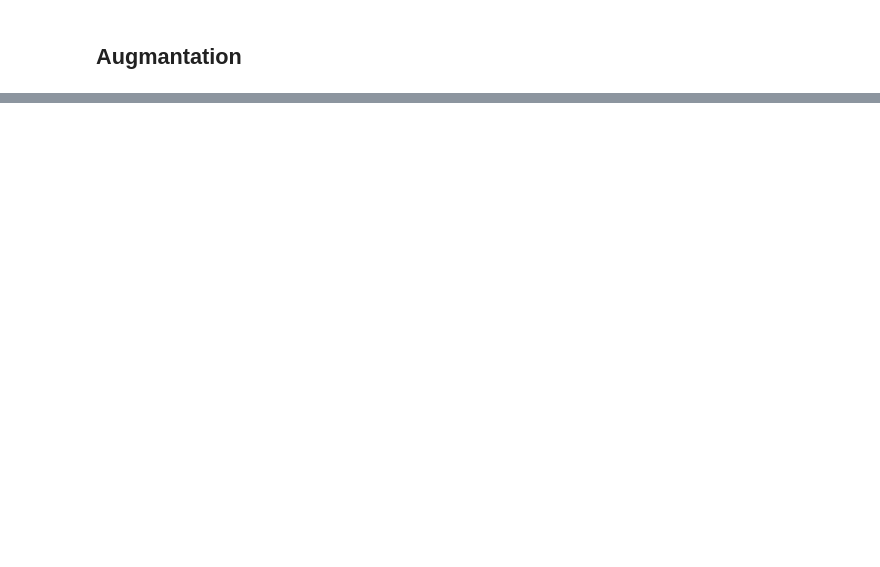
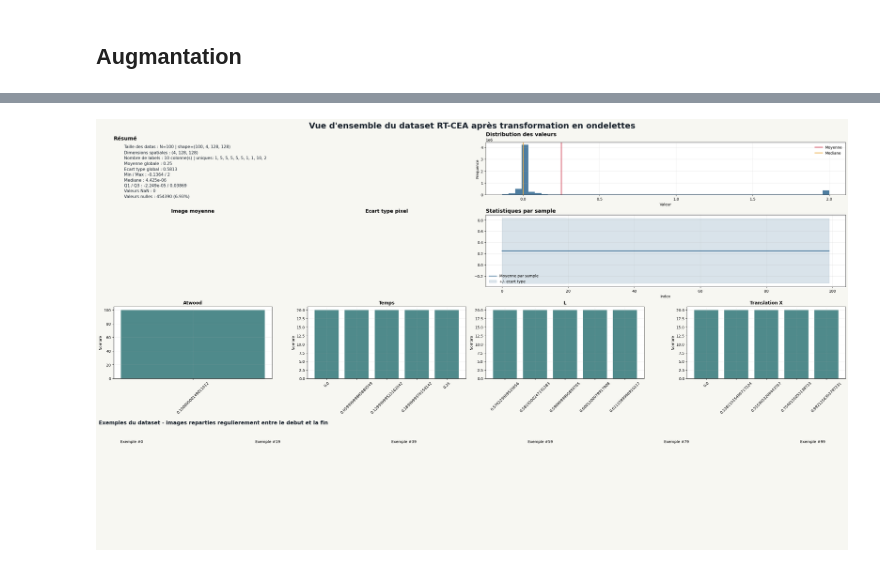
Before and after one commit to Samuel-Chapuis/Rayleigh-Taylor-Generative-Surrogate, a Jupyter notebook: analyse_outils/Augmentation.ipynb, the cells around one changed output, grey strips where cells are left out. Saved outputs shown, nothing was run; the diff lists cells and outputs as text; code cells hidden in the pictures; blank space fills up the shorter version.

```diff
--- a/analyse_outils/Augmentation.ipynb
+++ b/analyse_outils/Augmentation.ipynb
@@ -57,0 +98,28 @@ plot_sim_2d_from_to(data_norm, new_labels[:, 1], 0, 50, 8, titre="Simulation 2D
+# %%
+def data_wavelet_transform(data, wavelet='db1', level=1):
+    """
+    Applique la transformation en ondelettes à chaque image du dataset pour creer un dataset sous forme de coefficients d'ondelettes.
+
+    Args:
+        data (numpy.ndarray): Dataset d'images de forme (N, H, W).
+        wavelet (str): Type d'ondelette à utiliser.
+        level (int): Niveau de décomposition.
+
+    Returns:
+        numpy.ndarray: Dataset transformé en ondelettes de forme (N, J, C, H, W), avec J le nombre de niveaux de décomposition et C le nombre de canaux.
+    """
+    transformed_data = []
+    for img in data:
+        coeffs = pywt.wavedec2(img, wavelet=wavelet, level=level)
+        cA = coeffs[0]  # Approximation coefficients
+        cH = coeffs[1][0]  # Horizontal detail coefficients
+        cV = coeffs[1][1]  # Vertical detail coefficients
+        cD = coeffs[1][2]  # Diagonal detail coefficients
+        transformed_img = np.stack([cA, cH, cV, cD], axis=0)  # Stack coefficients along a new axis
+        transformed_data.append(transformed_img)
+    return np.array(transformed_data)
+
+wave_data = data_wavelet_transform(data_norm, wavelet='db1', level=1)
+plot_dataset_overview(wave_data, labels=new_labels, title="Vue d'ensemble du dataset RT-CEA après transformation en ondelettes", bins=50, save=False, save_path="../outputs/wavelet_bimode_overview.png")
+# %% [output]
+[figure, added]
```
Also changed, not shown: parts of 8 cells of this notebook, 10 other files.
